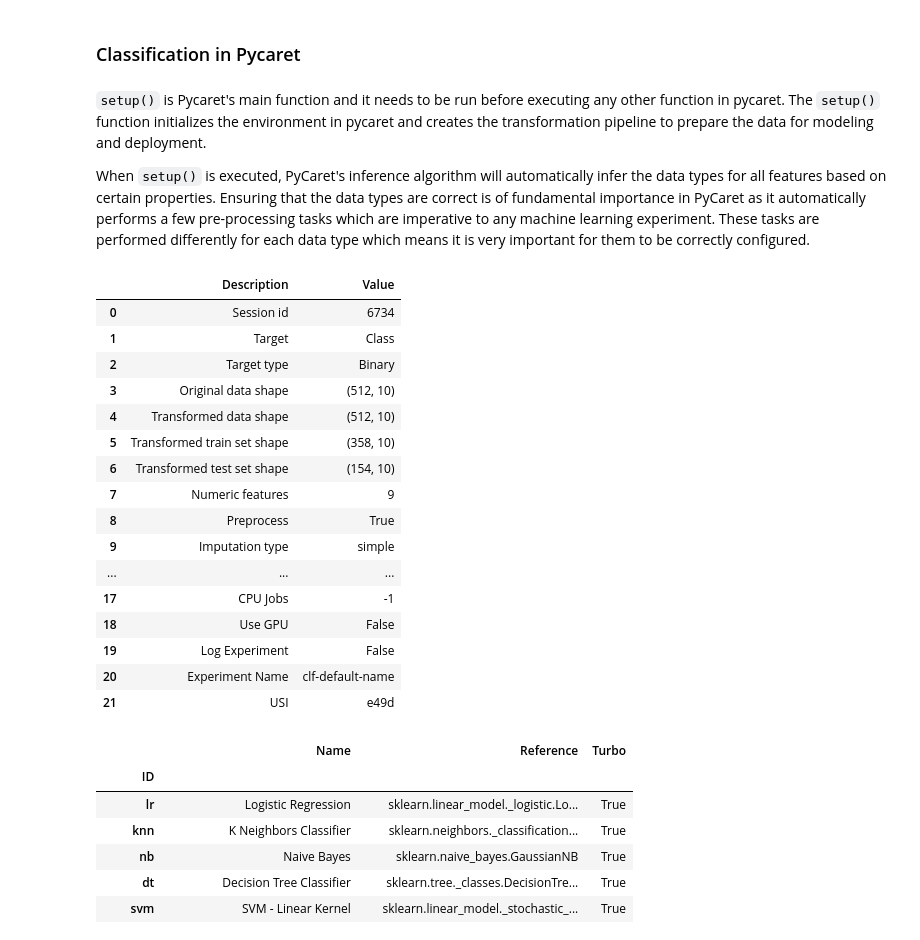
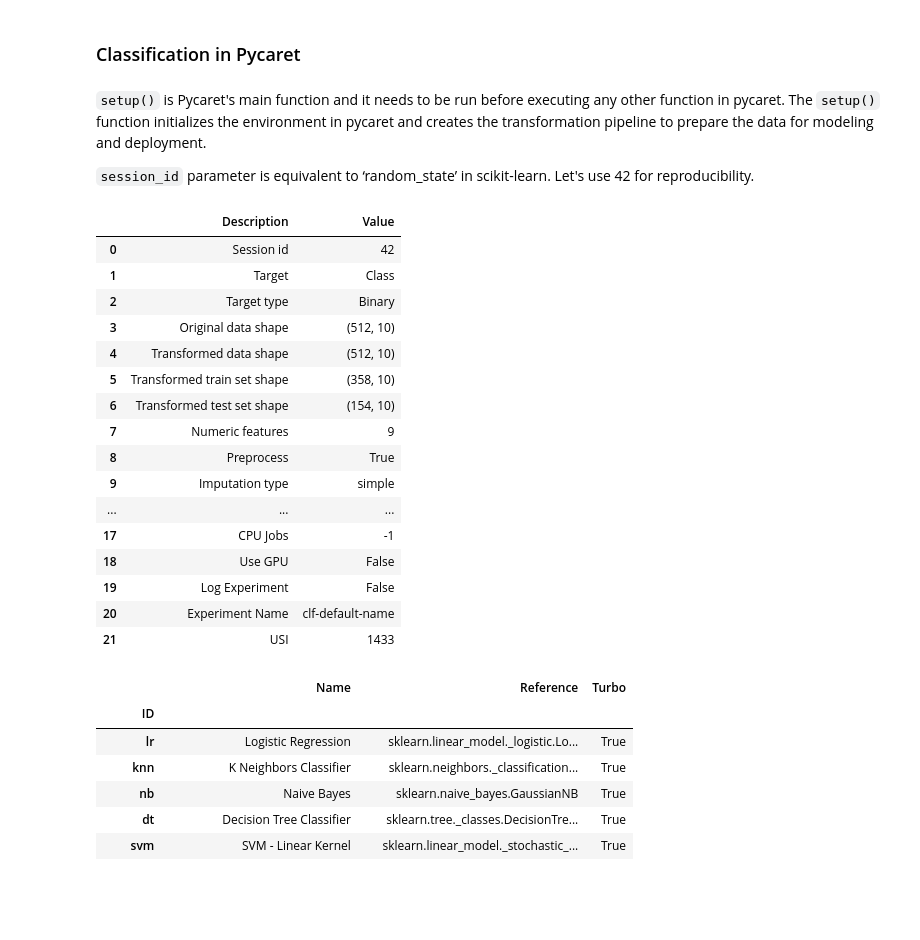
Before and after one commit to orchidalgia/CBM101, a Jupyter notebook: F_Machine_learning/2_Supervised-Learning/Pycaret - Classification.ipynb, the cells around one changed output. Drawn from its saved outputs; the diff is of its cells as text; code cells hidden in the pictures; blank space fills up the shorter version.

Commit message:
classification nb

```diff
--- a/F_Machine_learning/2_Supervised-Learning/Pycaret - Classification.ipynb
+++ b/F_Machine_learning/2_Supervised-Learning/Pycaret - Classification.ipynb
@@ -86,6 +88,8 @@ from sklearn.model_selection import train_test_split
 # %%
+# split dataset to data and target
 data = df.iloc[:,1:]
 target = df['Class']
 
+# split to train and test. Set test_size to 0.05 since pycaret will automatically do the 70/30 split
 X_train, X_test, y_train, y_test = train_test_split(
-    data, target, random_state=42)
+    data, target, random_state=42, test_size=0.05)
@@ -126,13 +134,13 @@ boxplot(df, 'Class', 'age')
 # %% [markdown]
 `setup()` is Pycaret's main function and it needs to be run before executing any other function in pycaret. The `setup()` function initializes the environment in pycaret and creates the transformation pipeline to prepare the data for modeling and deployment.
 
-When `setup()` is executed, PyCaret's inference algorithm will automatically infer the data types for all features based on certain properties. Ensuring that the data types are correct is of fundamental importance in PyCaret as it automatically performs a few pre-processing tasks which are imperative to any machine learning experiment. These tasks are performed differently for each data type which means it is very important for them to be correctly configured.
+`session_id` parameter is equivalent to ‘random_state’ in scikit-learn. Let's use 42 for reproducibility.
 # %%
-# when making classification, setup() takes two mandatroy parameters: data and target
-s = setup(X_train, normalize = True, target=y_train)
+# when doing classification, setup() takes two mandatroy parameters: data and target
+s = setup(X_train, target=y_train, normalize = True, session_id=42)
 # %% [output]
 |  | Description | Value |
-| 0 | Session id | 6734 |
+| 0 | Session id | 42 |
 | 1 | Target | Class |
 | 2 | Target type | Binary |
 | 3 | Original data shape | (512, 10) |
@@ -147,5 +155,5 @@ s = setup(X_train, normalize = True, target=y_train)
 | 18 | Use GPU | False |
 | 19 | Log Experiment | False |
 | 20 | Experiment Name | clf-default-name |
-| 21 | USI | e49d |
+| 21 | USI | 1433 |
 # %%
```
Also changed, not shown: parts of 27 cells of this notebook, 1 other file.
